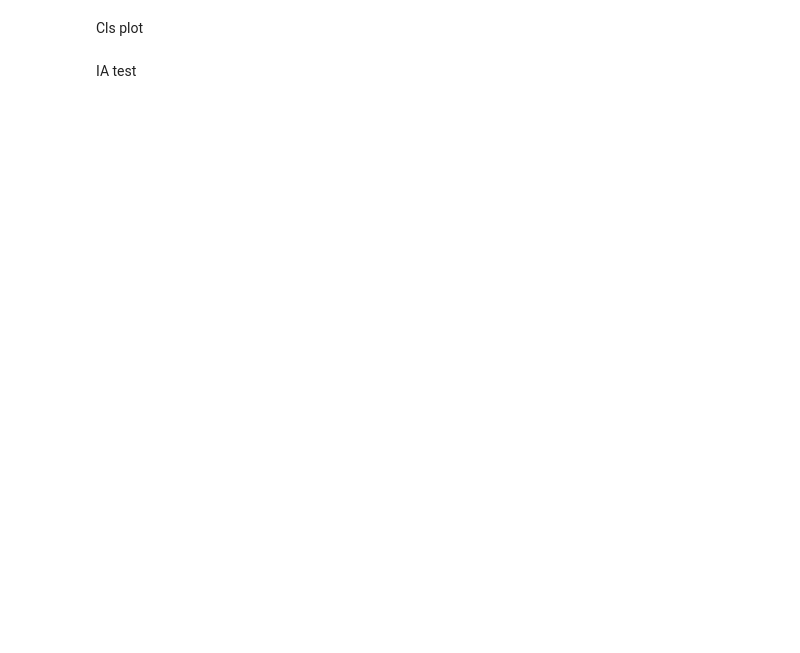
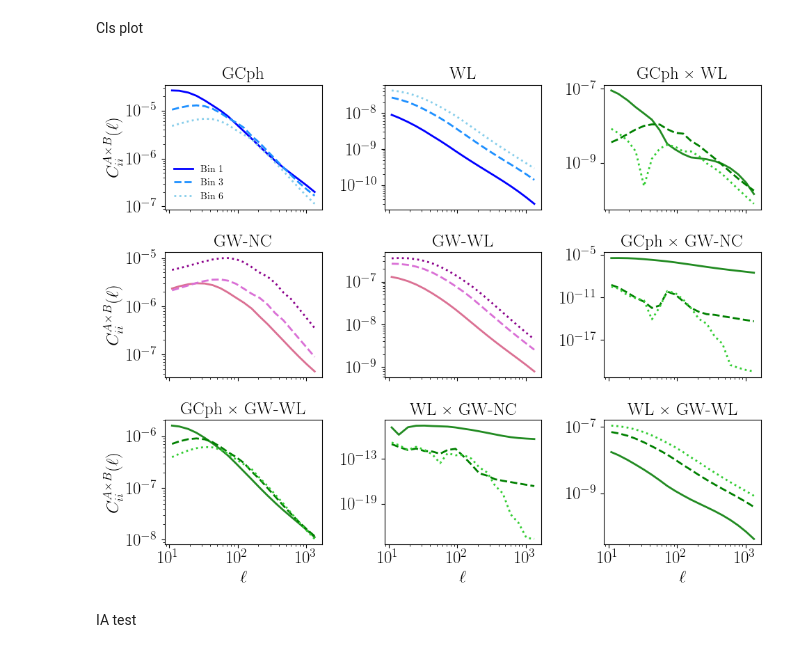
Before and after one commit to chiaradeleo1/GWXLSS, a Jupyter notebook: plotter.ipynb, the cells around one changed output. Cells and saved outputs as stored; diff of their text form; code cells hidden in the pictures; blank space fills up the shorter version.

```diff
--- a/plotter.ipynb
+++ b/plotter.ipynb
@@ -72,12 +75,18 @@ Cls = pd.read_csv(data_path+'_Cls_noiseless.dat',sep='\s+',header=0)
 Cls plot
 # %%
 from matplotlib.lines import Line2D
+import matplotlib.patches as mpatches
+
 
 bin_indices = [1, 3, 6]
 linestyle = ['-', '--', ':']
 gw_palette = ['palevioletred', 'orchid', 'darkmagenta']
-cross_palette = ['lightgrey', 'grey', 'black']
+cross_palette = ['forestgreen', 'green', 'limegreen']
 gal_palette = ['blue', 'dodgerblue', 'skyblue']
+
+gal_color   = 'dodgerblue'
+gw_color    = 'orchid'
+cross_color = 'green'
 
 subplot_titles = [
     'GCph', 'WL', 'GCph × WL',
@@ -114,34 +123,40 @@ for i, (ax, title, (obs1, obs2)) in enumerate(zip(axs.flat, subplot_titles, titl
             ells,
             np.abs(Cls[key]),
             color=color,
             linestyle=linestyle[idx],
             linewidth=2
         )
 
     ax.set_title(title, fontsize=18)
     ax.set_xscale('log')
     ax.set_yscale('log')
 
     row, col = divmod(i, 3)
     if row == 2:
         ax.set_xlabel(r'$\ell$', fontsize=18)
     else:
         ax.set_xticklabels([])
     if col == 0:
         ax.set_ylabel(r'$C_{ii}^{A \times B}(\ell)$', fontsize = 18)
     ax.tick_params(axis='both', which='both', labelleft=True)
 
-
+gal_patch   = mpatches.Patch(color=gal_color, label="Galaxies")
+cross_patch = mpatches.Patch(color=cross_color, label="Cross")
+gw_patch    = mpatches.Patch(color=gw_color, label="GWs")
 handles = [
     Line2D([0], [0], color=gal_palette[0], lw=2, label='Bin 1', ls = linestyle[0]),
     Line2D([0], [0], color=gal_palette[1], lw=2, label='Bin 3', ls = linestyle[1]),
     Line2D([0], [0], color=gal_palette[2], lw=2, label='Bin 6', ls = linestyle[2]),
 ]
 axs[0, 0].legend(handles=handles, loc='lower left', fontsize=10, frameon = False)
 
 
+
+
 plt.tight_layout()
 plt.savefig("./plot/Cls.png", dpi=300, bbox_inches='tight')
+# %% [output]
+[figure, added]
 # %% [markdown]
 IA test
 # %%
```
Also changed, not shown: parts of 7 cells of this notebook, 5 other files.
